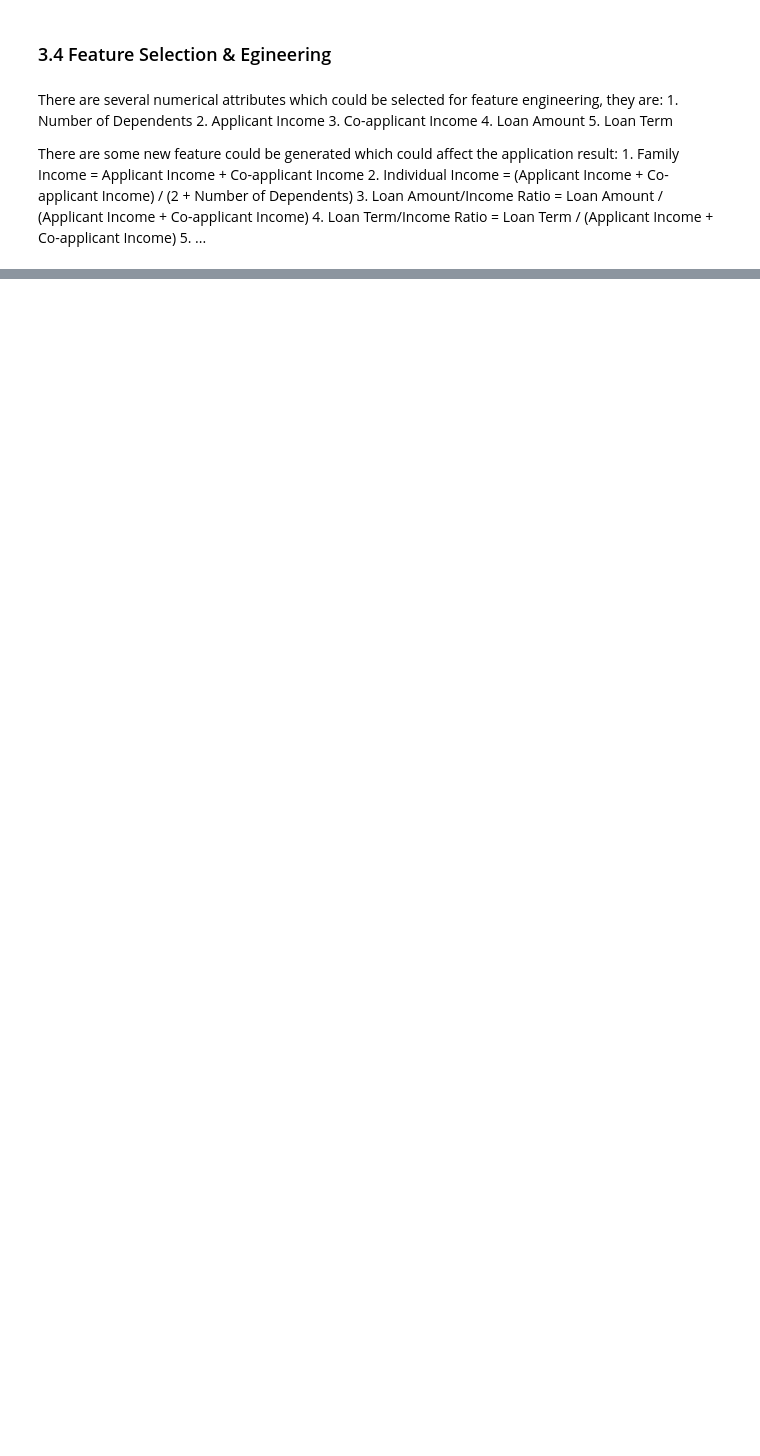
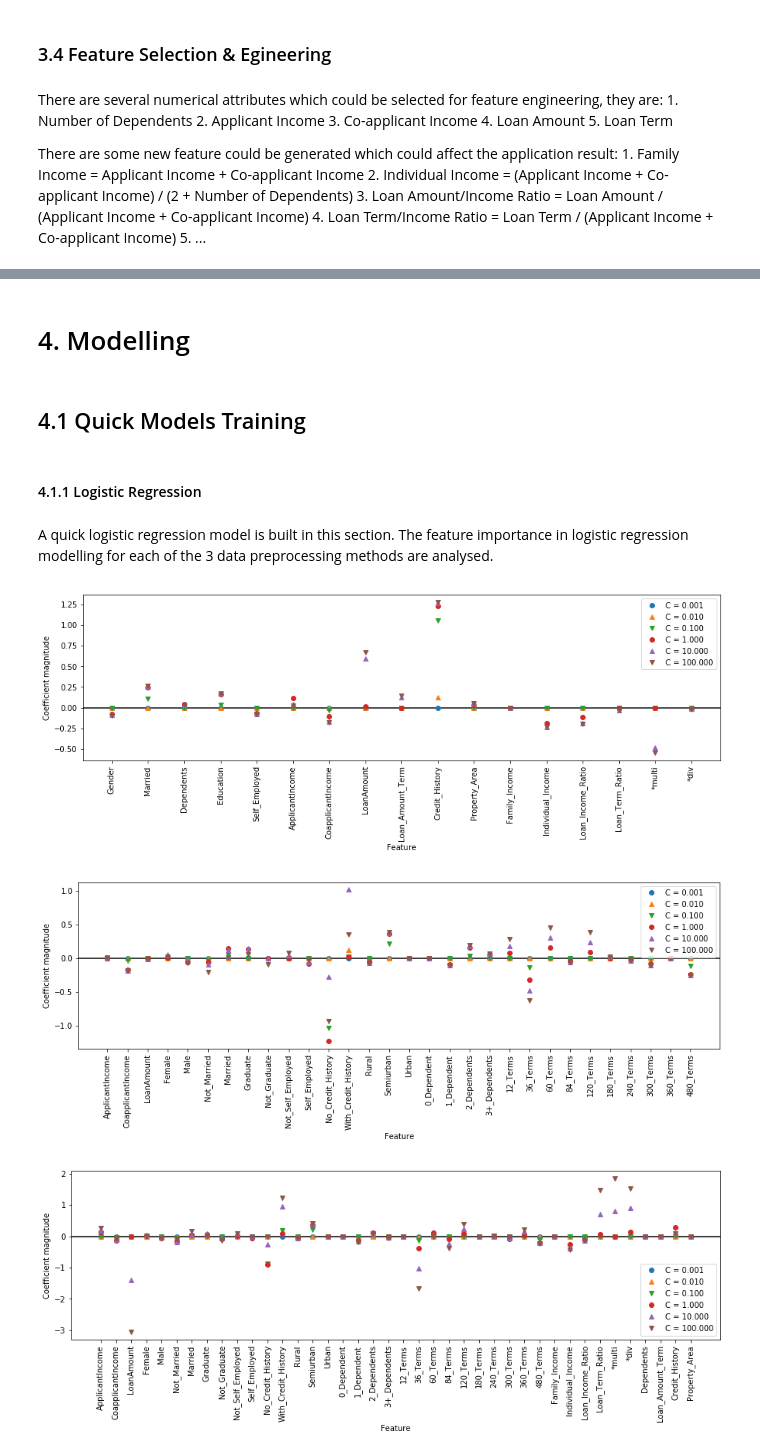
Before and after one commit to hanhnus/DATA201, a Jupyter notebook: Project_2.ipynb, the cells around one changed output, grey strips where cells are left out. Saved outputs shown, nothing was run; the diff lists cells and outputs as text; code cells hidden in the pictures; blank space fills up the shorter version.

```diff
--- a/Project_2.ipynb
+++ b/Project_2.ipynb
@@ -874,0 +756,5 @@ Categorical Data
+# %%
+X_test_num_tr = num_pipeline.transform(X_test_num)
+#print(X_test_num_tr.shape) # (99, 17)
+X_test_num_scaled = pd.DataFrame(X_test_num_tr, index = X_test_num.index, columns = X_test_num.columns)
+X_test_num_scaled.head(3)
@@ -874,0 +786,5 @@ Categorical Data
+# %%
+X_test_1hot_tr = one_hot_pipeline.transform(X_test_1hot)
+#print(X_test_1hot_tr.shape) # (99, 29)
+X_test_1hot_scaled = pd.DataFrame(X_test_1hot_tr, index = X_test_1hot.index, columns = X_test_1hot.columns)
+X_test_1hot_scaled.head(3)
@@ -874,0 +800,14 @@ Categorical Data
+# %%
+num_one_hot_pipeline = Pipeline([
+        #('std_scaler',    MinMaxScaler()),
+        ('std_scaler',    StandardScaler()),
+    ])
+
+X_train_num_1hot_tr = num_one_hot_pipeline.fit_transform(X_train_num_1hot)
+#print(X_train_num_tr.shape) # (380, 29)
+X_train_num_1hot_scaled = pd.DataFrame(X_train_num_1hot_tr, index = X_train_num_1hot.index, columns = X_train_num_1hot.columns)
+X_train_num_1hot_scaled.head(3)
+X_test_num_1hot_tr = num_one_hot_pipeline.transform(X_test_num_1hot)
+#print(X_test_1hot_tr.shape) # (99, 29)
+X_test_num_1hot_scaled = pd.DataFrame(X_test_num_1hot_tr, index = X_test_num_1hot.index, columns = X_test_num_1hot.columns)
+X_test_num_1hot_scaled.head(3)
@@ -874,0 +821,32 @@ Categorical Data
+# %% [markdown]
+# 4. Modelling
+# %% [markdown]
+## 4.1 Quick Models Training
+# %% [markdown]
+#### 4.1.1 Logistic Regression
+# %% [markdown]
+A quick logistic regression model is built in this section. The feature importance in logistic regression modelling for each of the 3 data preprocessing methods are analysed.
+# %%
+def features_importance_analysis(X_train, y_train, X_test, y_test):
+    fig = plt.figure(figsize=(15, 4))
+    for C, marker in zip([0.001, 0.01, 0.1, 1, 10, 100], ['o', '^', 'v', 'o', '^', 'v']):
+        lr_l1 = LogisticRegression(C = C, penalty = "l1", solver = "liblinear").fit(X_train, y_train)
+        #print("Train accuracy of l1 logreg with C = {:.3f}: {:.2f}".format(C, lr_l1.score(X_train, y_train)))
+        #print("Test accuracy of l1 logreg with  C = {:.3f}: {:.2f}".format(C, lr_l1.score(X_test,  y_test)))
+        plt.plot(lr_l1.coef_.T, marker, label = "C = {:.3f}".format(C))
+    plt.xticks(range(len(X_train.columns)), X_train.columns, rotation=90)
+    xlims = plt.xlim()
+    plt.hlines(0, xlims[0], xlims[1])
+    plt.xlim(xlims)
+    plt.xlabel("Feature")
+    plt.ylabel("Coefficient magnitude")
+    plt.ylim()
+    plt.legend();
+
+features_importance_analysis(X_train_num_scaled,      y_train_num,      X_test_num_scaled,      y_test_num)
+features_importance_analysis(X_train_1hot_scaled,     y_train_1hot,     X_test_1hot_scaled,     y_test_1hot)
+features_importance_analysis(X_train_num_1hot_scaled, y_train_num_1hot, X_test_num_1hot_scaled, y_test_num_1hot)
+# %% [output]
+[figure, added]
+[figure, added]
+[figure, added]
```
Also changed, not shown: parts of 155 cells of this notebook.
